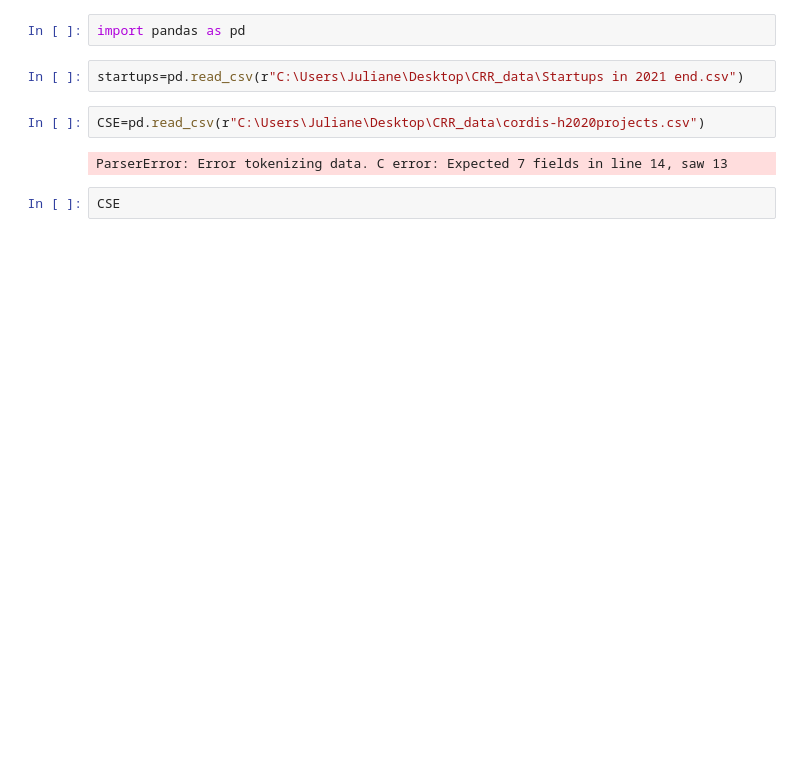
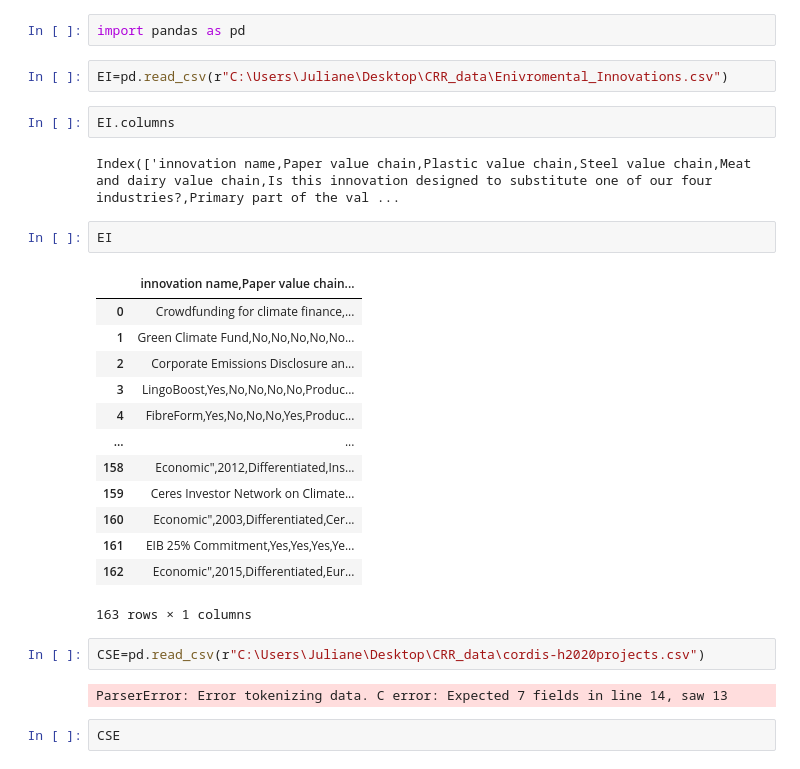
Before and after one commit to JulianePetersen2023/labs_repo, a Jupyter notebook: CRR_data.ipynb, the cells around one changed output. Drawn from its saved outputs; the diff is of its cells as text; blank space fills up the shorter version.

```diff
--- a/CRR_data.ipynb
+++ b/CRR_data.ipynb
@@ -1,7 +1,27 @@
 # %%
 import pandas as pd
 # %%
-startups=pd.read_csv(r"C:\Users\Juliane\Desktop\CRR_data\Startups in 2021 end.csv")
+EI=pd.read_csv(r"C:\Users\Juliane\Desktop\CRR_data\Enivromental_Innovations.csv")
+# %%
+EI.columns
+# %% [output]
+Index(['innovation name,Paper value chain,Plastic value chain,Steel value chain,Meat and dairy value chain,Is this innovation designed to substitute one of our four industries?,Primary part of the val ...
+# %%
+EI
+# %% [output]
+|  | innovation name,Paper value chain... |
+| 0 | Crowdfunding for climate finance,... |
+| 1 | Green Climate Fund,No,No,No,No,No... |
+| 2 | Corporate Emissions Disclosure an... |
+| 3 | LingoBoost,Yes,No,No,No,No,Produc... |
+| 4 | FibreForm,Yes,No,No,No,Yes,Produc... |
+| ... | ... |
+| 158 | Economic",2012,Differentiated,Ins... |
+| 159 | Ceres Investor Network on Climate... |
+| 160 | Economic",2003,Differentiated,Cer... |
+| 161 | EIB 25% Commitment,Yes,Yes,Yes,Ye... |
+| 162 | Economic",2015,Differentiated,Eur... |
+163 rows × 1 columns
 # %%
 CSE=pd.read_csv(r"C:\Users\Juliane\Desktop\CRR_data\cordis-h2020projects.csv")
 # %% [output]
```
Also changed, not shown: 2 other files.
